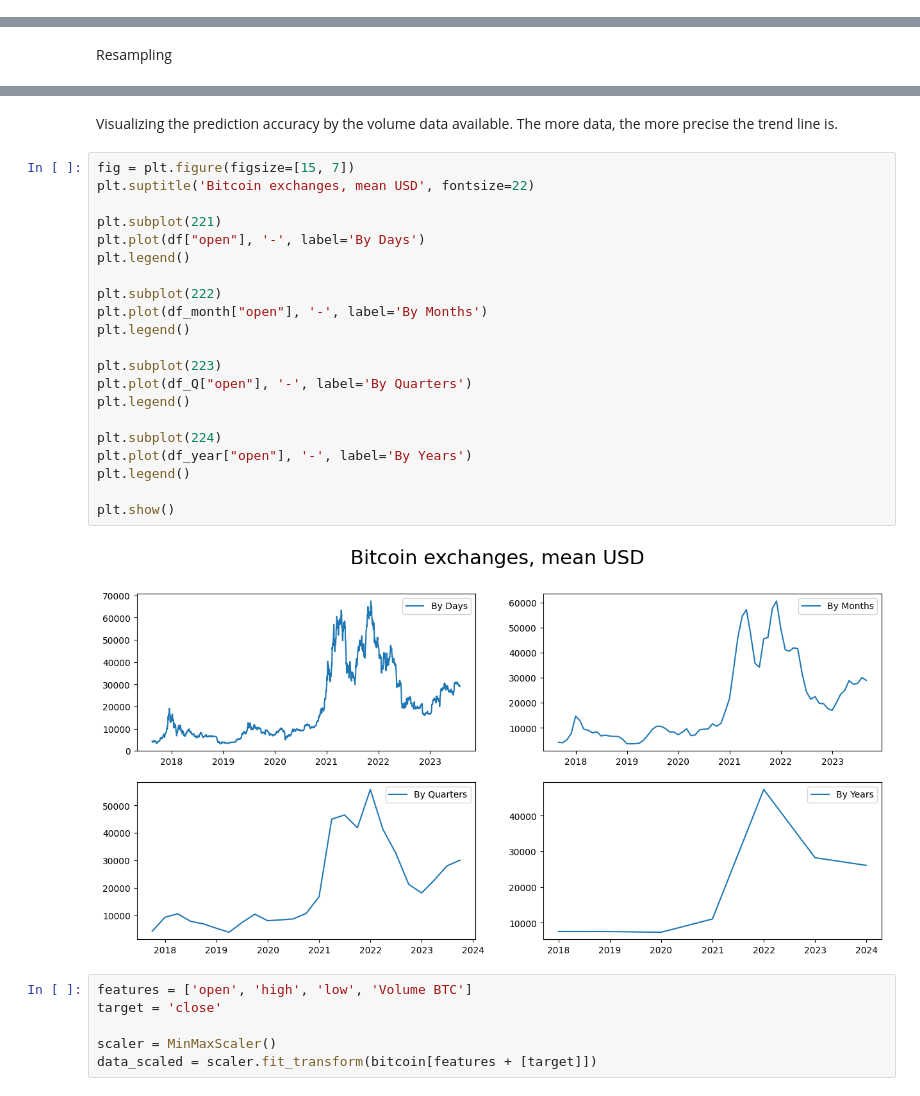
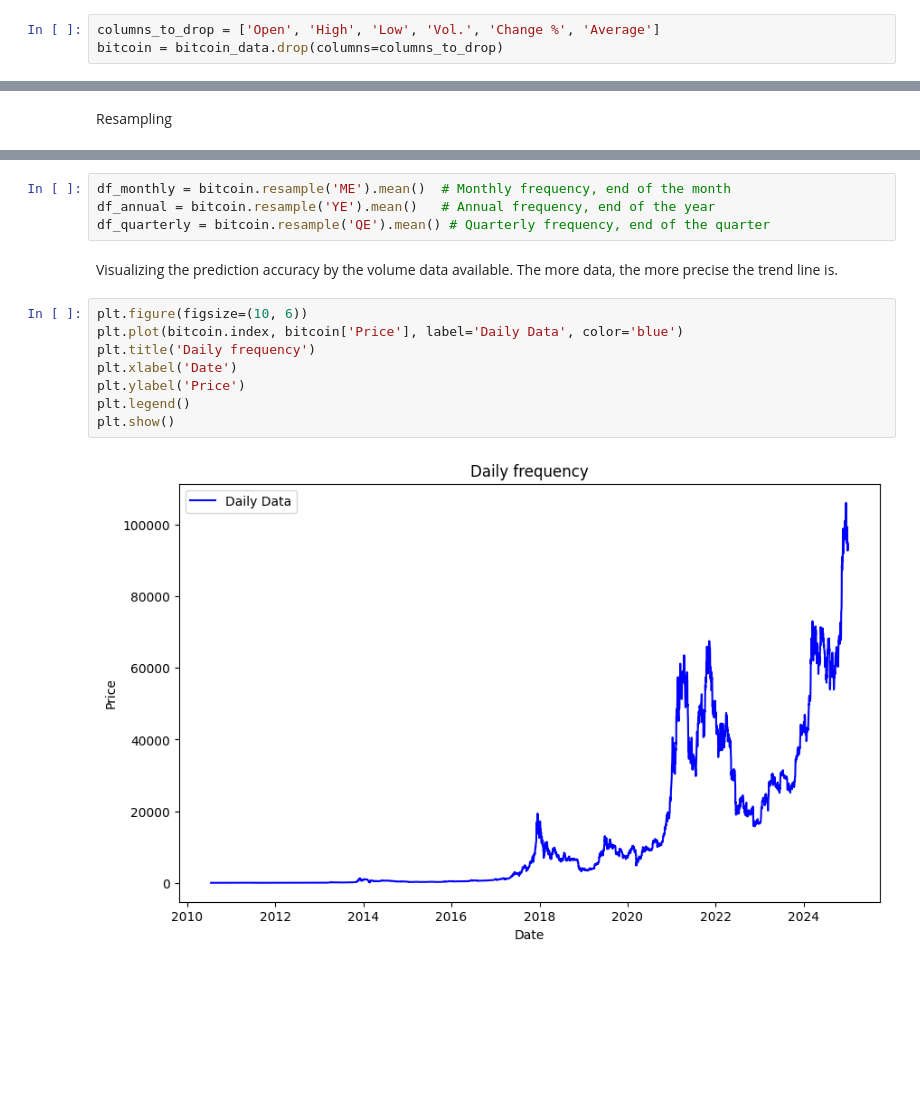
Before and after one commit to Jankiel-Predator/mmda_proj_btc, a Jupyter notebook: bitcoin.ipynb, the cells around one changed output, grey strips where cells are left out. Saved outputs shown, nothing was run; the diff lists cells and outputs as text; blank space fills up the shorter version.

```diff
--- a/bitcoin.ipynb
+++ b/bitcoin.ipynb
@@ -103,2 +95,5 @@ bitcoin.columns
 # %% [output]
 Index(['Price', 'Open', 'High', 'Low', 'Vol.', 'Change %', 'Average'], dtype='object')
+# %%
+columns_to_drop = ['Open', 'High', 'Low', 'Vol.', 'Change %', 'Average']
+bitcoin = bitcoin_data.drop(columns=columns_to_drop)
@@ -121,31 +112,16 @@ TypeError: agg function failed [how->mean,dtype->object]
+# %%
+df_monthly = bitcoin.resample('ME').mean()  # Monthly frequency, end of the month
+df_annual = bitcoin.resample('YE').mean()   # Annual frequency, end of the year
+df_quarterly = bitcoin.resample('QE').mean() # Quarterly frequency, end of the quarter
 # %% [markdown]
 Visualizing the prediction accuracy by the volume data available. The more data, the more precise the trend line is.
-# %%
-fig = plt.figure(figsize=[15, 7])
-plt.suptitle('Bitcoin exchanges, mean USD', fontsize=22)
-
-plt.subplot(221)
-plt.plot(df["open"], '-', label='By Days')
-plt.legend()
-
-plt.subplot(222)
-plt.plot(df_month["open"], '-', label='By Months')
-plt.legend()
-
-plt.subplot(223)
-plt.plot(df_Q["open"], '-', label='By Quarters')
-plt.legend()
-
-plt.subplot(224)
-plt.plot(df_year["open"], '-', label='By Years')
-plt.legend()
-
-plt.show()
-# %% [output]
-[figure, removed]
-# %%
-features = ['open', 'high', 'low', 'Volume BTC']
-target = 'close'
-
-scaler = MinMaxScaler()
-data_scaled = scaler.fit_transform(bitcoin[features + [target]])
+# %%
+plt.figure(figsize=(10, 6))
+plt.plot(bitcoin.index, bitcoin['Price'], label='Daily Data', color='blue')
+plt.title('Daily frequency')
+plt.xlabel('Date')
+plt.ylabel('Price')
+plt.legend()
+plt.show()
+# %% [output]
+[figure, added]
```
Also changed, not shown: parts of 10 cells of this notebook.
